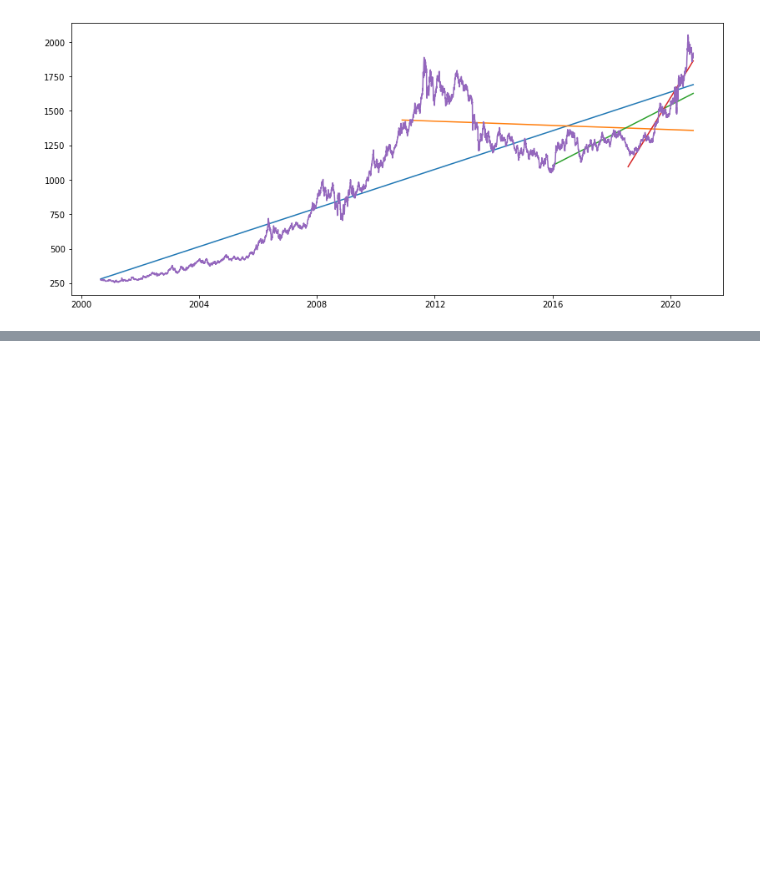
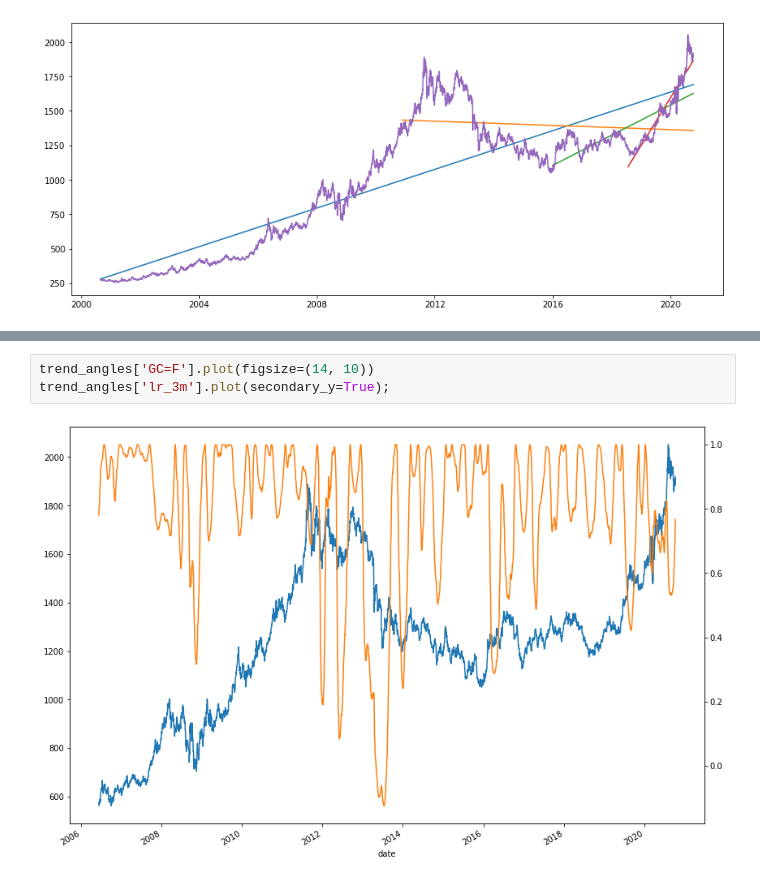
Before and after one commit to dllllb/btrade, a Jupyter notebook: trends.ipynb, the cells around one changed output, grey strips where cells are left out. Drawn from its saved outputs; the diff is of its cells as text; blank space fills up the shorter version.

```diff
--- a/trends.ipynb
+++ b/trends.ipynb
@@ -206,0 +112,5 @@ for i, preds_plots in enumerate(preds):
+# %%
+trend_angles['GC=F'].plot(figsize=(14, 10))
+trend_angles['lr_3m'].plot(secondary_y=True);
+# %% [output]
+[figure, added]
```
Also changed, not shown: parts of 16 cells of this notebook.
